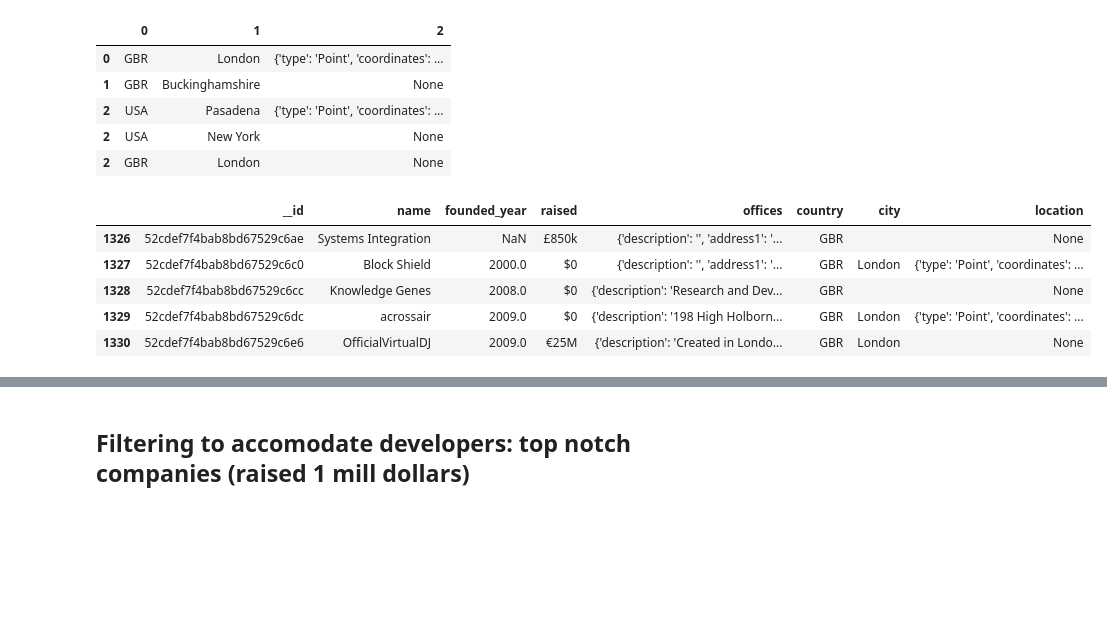
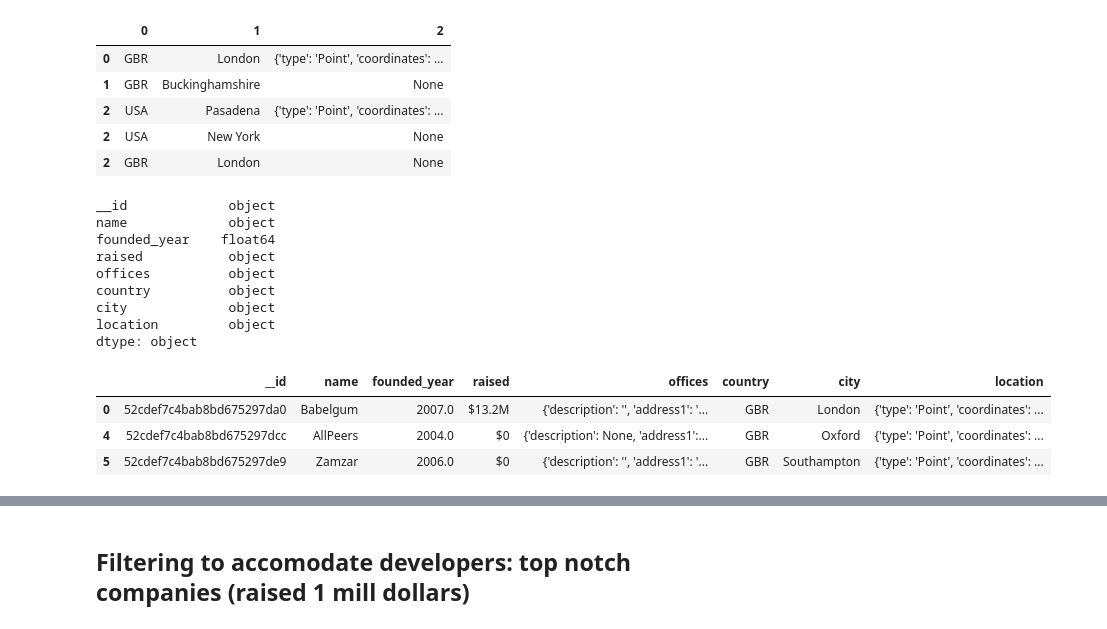
Before and after one commit to DavidCarricondo/mongo-project, a Jupyter notebook: Untitled.ipynb, the cells around one changed output, grey strips where cells are left out. Cells and saved outputs as stored; diff of their text form; code cells hidden in the pictures; blank space fills up the shorter version.

```diff
--- a/Untitled.ipynb
+++ b/Untitled.ipynb
@@ -6,7 +6,7 @@ import pandas as pd
 dbName = "companies"
 mongodbURL = f"mongodb://localhost/{dbName}"
 print(mongodbURL)
-client = MongoClient(mongodbURL, connectTimeoutMS=2000,serverSelectionTimeoutMS=2000)
+client = MongoClient(mongodbURL, connectTimeoutMS=10000,serverSelectionTimeoutMS=10000)
 db = client.get_database()
 # %% [output]
 mongodb://localhost/companies
@@ -72,14 +72,23 @@ offices.head()
 # %%
 #Append to office_df
 offices_loc = pd.concat([office_df, offices], axis=1)
 offices_loc.columns = ['__id', 'name', 'founded_year', 'raised', 'offices','country', 'city', 'location']
 offices_loc = offices_loc[offices_loc.country=='GBR']
-#offices_loc['raised'] = offices_loc.raised.apply(lam)
+offices_loc = offices_loc[~offices_loc.location.isnull()]
+print(offices_loc.dtypes)
+offices_loc.head(3)
 # %% [output]
+__id             object
+name             object
+founded_year    float64
+raised           object
+offices          object
+country          object
+city             object
+location         object
+dtype: object
 |  | __id | name | founded_year | raised | offices | country | city | location |
-| 1326 | 52cdef7f4bab8bd67529c6ae | Systems Integration | NaN | £850k | {'description': '', 'address1': '... | GBR |  | None |
-| 1327 | 52cdef7f4bab8bd67529c6c0 | Block Shield | 2000.0 | $0 | {'description': '', 'address1': '... | GBR | London | {'type': 'Point', 'coordinates': ... |
-| 1328 | 52cdef7f4bab8bd67529c6cc | Knowledge Genes | 2008.0 | $0 | {'description': 'Research and Dev... | GBR |  | None |
-| 1329 | 52cdef7f4bab8bd67529c6dc | acrossair | 2009.0 | $0 | {'description': '198 High Holborn... | GBR | London | {'type': 'Point', 'coordinates': ... |
-| 1330 | 52cdef7f4bab8bd67529c6e6 | OfficialVirtualDJ | 2009.0 | €25M | {'description': 'Created in Londo... | GBR | London | None |
+| 0 | 52cdef7c4bab8bd675297da0 | Babelgum | 2007.0 | $13.2M | {'description': '', 'address1': '... | GBR | London | {'type': 'Point', 'coordinates': ... |
+| 4 | 52cdef7c4bab8bd675297dcc | AllPeers | 2004.0 | $0 | {'description': None, 'address1':... | GBR | Oxford | {'type': 'Point', 'coordinates': ... |
+| 5 | 52cdef7c4bab8bd675297de9 | Zamzar | 2006.0 | $0 | {'description': '', 'address1': '... | GBR | Southampton | {'type': 'Point', 'coordinates': ... |
 # %%
```
Also changed, not shown: parts of 21 cells of this notebook, 1 other file.
